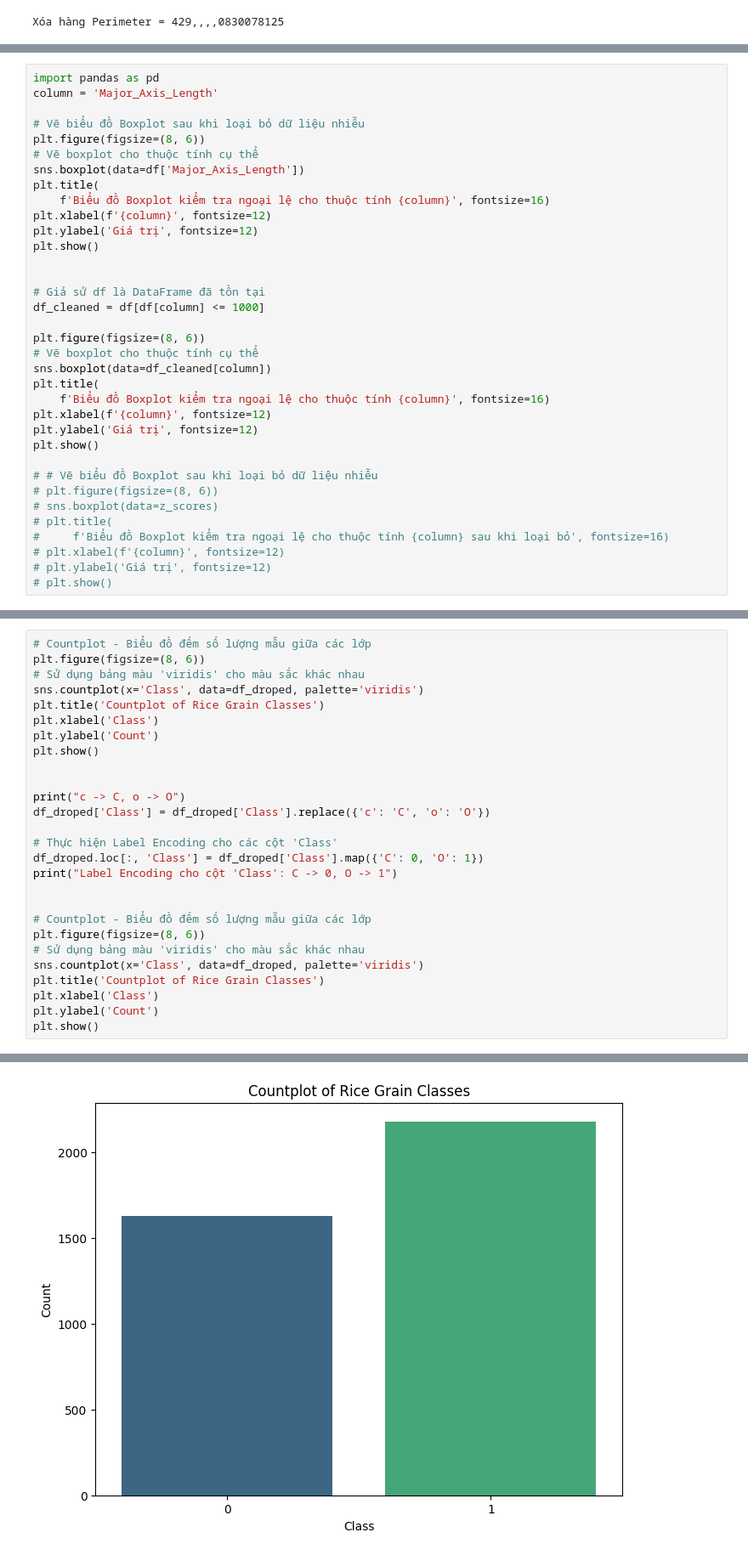
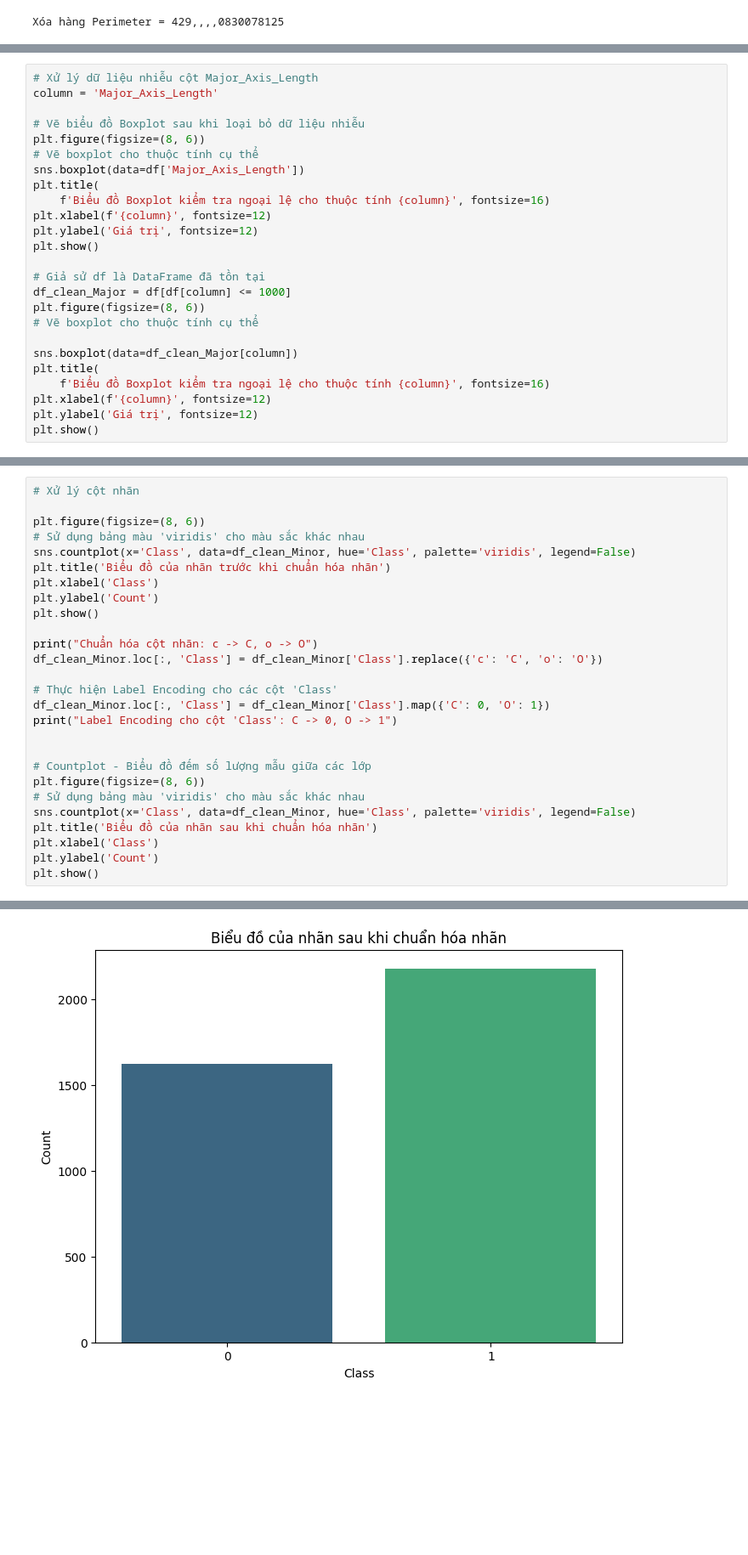
Before and after one commit to Hoang-Dien-IT/Rice2024_identification, a Jupyter notebook: Normalize&Cleaning_datasets.ipynb, the cells around one changed output, grey strips where cells are left out. Shown: that part at 85% size. Drawn from its saved outputs; the diff is of its cells as text; blank space fills up the shorter version.

```diff
--- a/Normalize&Cleaning_datasets.ipynb
+++ b/Normalize&Cleaning_datasets.ipynb
@@ -95,7 +86,7 @@ for column in df.columns:
 [figure]
 [figure]
 # %%
-import pandas as pd
+# Xử lý dữ liệu nhiễu cột Major_Axis_Length
 column = 'Major_Axis_Length'
 
 # Vẽ biểu đồ Boxplot sau khi loại bỏ dữ liệu nhiễu
@@ -108,27 +99,17 @@ plt.xlabel(f'{column}', fontsize=12)
 plt.ylabel('Giá trị', fontsize=12)
 plt.show()
 
-
 # Giả sử df là DataFrame đã tồn tại
-df_cleaned = df[df[column] <= 1000]
-
+df_clean_Major = df[df[column] <= 1000]
 plt.figure(figsize=(8, 6))
 # Vẽ boxplot cho thuộc tính cụ thể
-sns.boxplot(data=df_cleaned[column])
+
+sns.boxplot(data=df_clean_Major[column])
 plt.title(
     f'Biểu đồ Boxplot kiểm tra ngoại lệ cho thuộc tính {column}', fontsize=16)
 plt.xlabel(f'{column}', fontsize=12)
 plt.ylabel('Giá trị', fontsize=12)
 plt.show()
-
-# # Vẽ biểu đồ Boxplot sau khi loại bỏ dữ liệu nhiễu
-# plt.figure(figsize=(8, 6))
-# sns.boxplot(data=z_scores)
-# plt.title(
-#     f'Biểu đồ Boxplot kiểm tra ngoại lệ cho thuộc tính {column} sau khi loại bỏ', fontsize=16)
-# plt.xlabel(f'{column}', fontsize=12)
-# plt.ylabel('Giá trị', fontsize=12)
-# plt.show()
 # %% [output]
 [figure]
 [figure]
@@ -162,27 +148,27 @@ Dữ liệu sau khi xóa ngoại lệ:
 # %%
-# Countplot - Biểu đồ đếm số lượng mẫu giữa các lớp
+# Xử lý cột nhãn
+
 plt.figure(figsize=(8, 6))
 # Sử dụng bảng màu 'viridis' cho màu sắc khác nhau
-sns.countplot(x='Class', data=df_droped, palette='viridis')
-plt.title('Countplot of Rice Grain Classes')
+sns.countplot(x='Class', data=df_clean_Minor, hue='Class', palette='viridis', legend=False)
+plt.title('Biểu đồ của nhãn trước khi chuẩn hóa nhãn')
 plt.xlabel('Class')
 plt.ylabel('Count')
 plt.show()
 
-
-print("c -> C, o -> O")
-df_droped['Class'] = df_droped['Class'].replace({'c': 'C', 'o': 'O'})
+print("Chuẩn hóa cột nhãn: c -> C, o -> O")
+df_clean_Minor.loc[:, 'Class'] = df_clean_Minor['Class'].replace({'c': 'C', 'o': 'O'})
 
 # Thực hiện Label Encoding cho các cột 'Class'
-df_droped.loc[:, 'Class'] = df_droped['Class'].map({'C': 0, 'O': 1})
+df_clean_Minor.loc[:, 'Class'] = df_clean_Minor['Class'].map({'C': 0, 'O': 1})
 print("Label Encoding cho cột 'Class': C -> 0, O -> 1")
 
 
 # Countplot - Biểu đồ đếm số lượng mẫu giữa các lớp
 plt.figure(figsize=(8, 6))
 # Sử dụng bảng màu 'viridis' cho màu sắc khác nhau
-sns.countplot(x='Class', data=df_droped, palette='viridis')
-plt.title('Countplot of Rice Grain Classes')
+sns.countplot(x='Class', data=df_clean_Minor, hue='Class', palette='viridis', legend=False)
+plt.title('Biểu đồ của nhãn sau khi chuẩn hóa nhãn')
 plt.xlabel('Class')
 plt.ylabel('Count')
 plt.show()
@@ -199,4 +179,4 @@ Passing `palette` without assigning `hue` is deprecated and will be removed in v
-[figure, old version]
+[figure, new version]
 # %%
 # Scale min-max
 print("Dữ liệu trước khi scale:")
```
Also changed, not shown: parts of 8 cells of this notebook, 1 other file.
